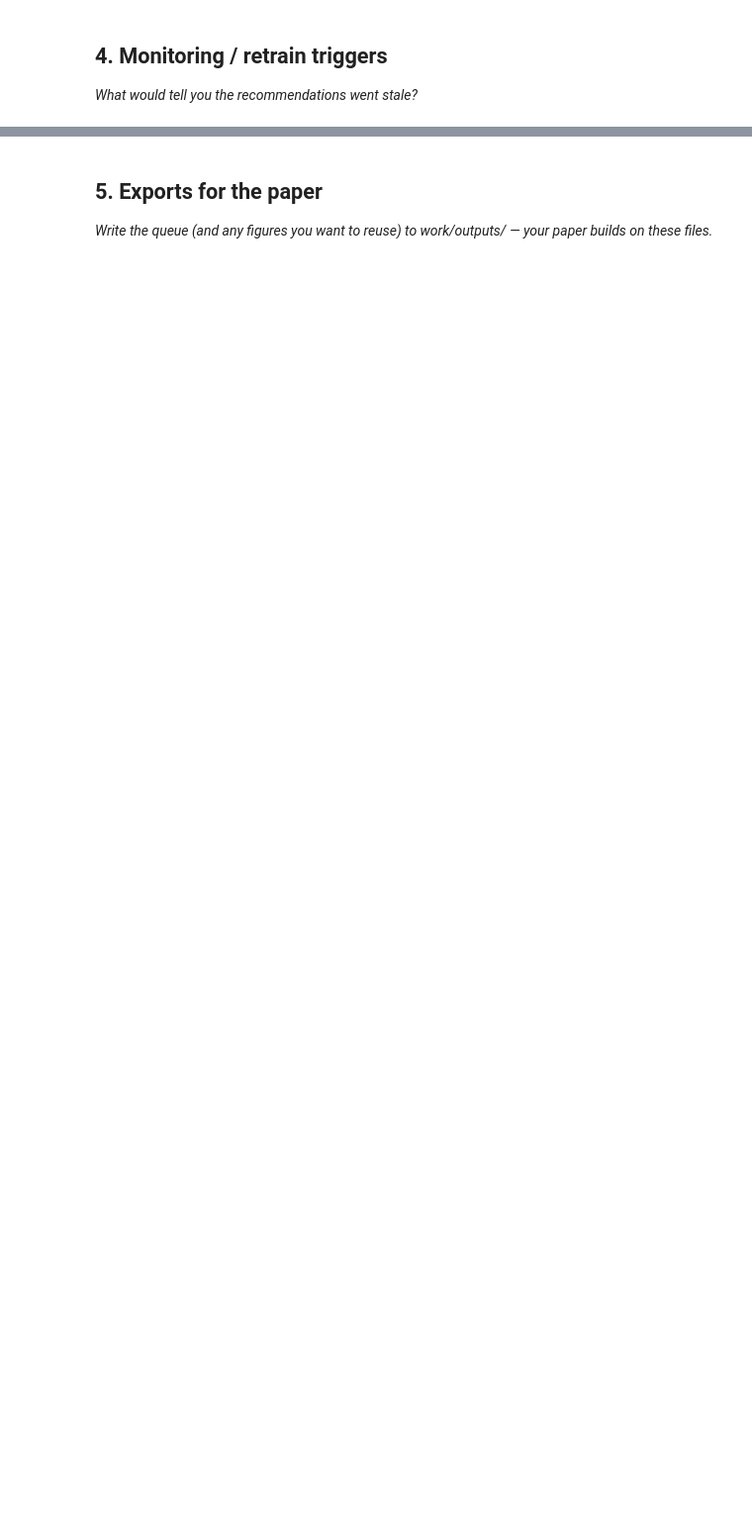
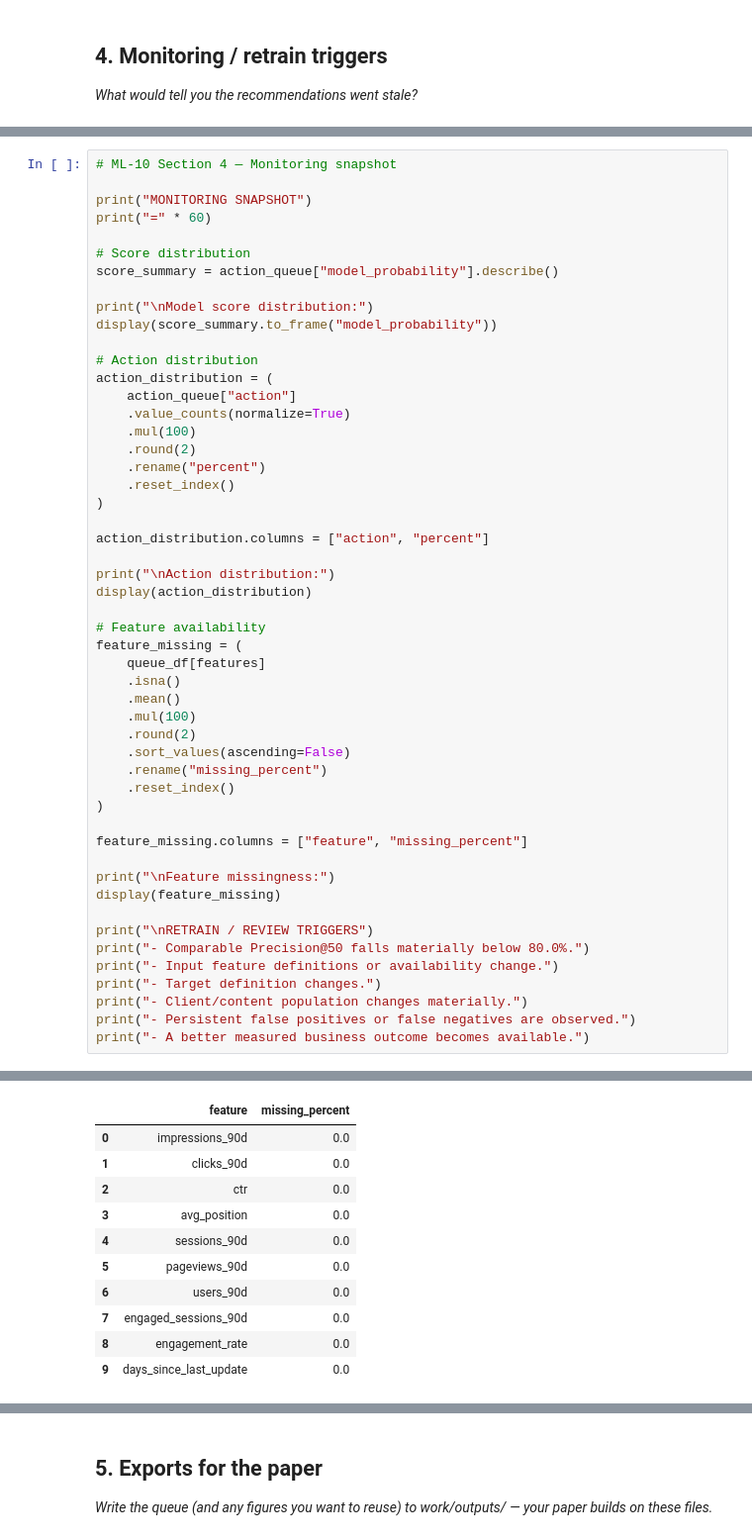
Before and after one commit to krihna7/flyrank-ML-internship, a Jupyter notebook: work/notebooks/w07_action_playbook.ipynb, the cells around one changed output, grey strips where cells are left out. Shown at 99% size. Drawn from its saved outputs; the diff is of its cells as text; blank space fills up the shorter version.

```diff
--- a/work/notebooks/w07_action_playbook.ipynb
+++ b/work/notebooks/w07_action_playbook.ipynb
@@ -36,0 +505,52 @@ This skeleton is yours to fill. Work the sections **in order** — each one has
+# %%
+# ML-10 Section 4 — Monitoring snapshot
+
+print("MONITORING SNAPSHOT")
+print("=" * 60)
+
+# Score distribution
+score_summary = action_queue["model_probability"].describe()
+
+print("\nModel score distribution:")
+display(score_summary.to_frame("model_probability"))
+
+# Action distribution
+action_distribution = (
+    action_queue["action"]
+    .value_counts(normalize=True)
+    .mul(100)
+    .round(2)
+    .rename("percent")
+    .reset_index()
+)
+
+action_distribution.columns = ["action", "percent"]
+
+print("\nAction distribution:")
+display(action_distribution)
+
+# Feature availability
+feature_missing = (
+    queue_df[features]
+    .isna()
+    .mean()
+    .mul(100)
+    .round(2)
+    .sort_values(ascending=False)
+    .rename("missing_percent")
+    .reset_index()
+)
+
+feature_missing.columns = ["feature", "missing_percent"]
+
+print("\nFeature missingness:")
+display(feature_missing)
+
+print("\nRETRAIN / REVIEW TRIGGERS")
+print("- Comparable Precision@50 falls materially below 80.0%.")
+print("- Input feature definitions or availability change.")
+print("- Target definition changes.")
+print("- Client/content population changes materially.")
+print("- Persistent false positives or false negatives are observed.")
+print("- A better measured business outcome becomes available.")
+# %% [output]
@@ -36,0 +577,11 @@ This skeleton is yours to fill. Work the sections **in order** — each one has
+|  | feature | missing_percent |
+| 0 | impressions_90d | 0.0 |
+| 1 | clicks_90d | 0.0 |
+| 2 | ctr | 0.0 |
+| 3 | avg_position | 0.0 |
+| 4 | sessions_90d | 0.0 |
+| 5 | pageviews_90d | 0.0 |
+| 6 | users_90d | 0.0 |
+| 7 | engaged_sessions_90d | 0.0 |
+| 8 | engagement_rate | 0.0 |
+| 9 | days_since_last_update | 0.0 |
```
Also changed, not shown: parts of 16 cells of this notebook.
